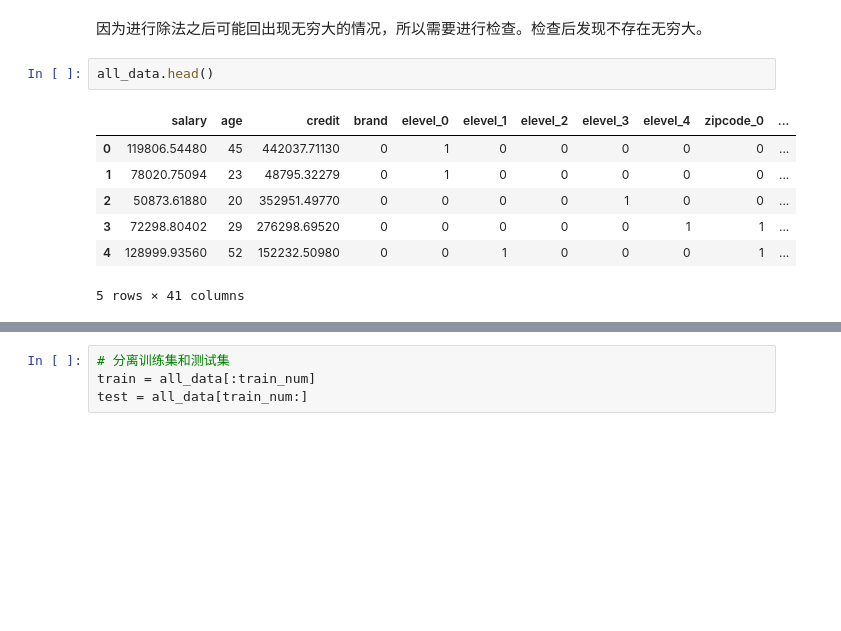
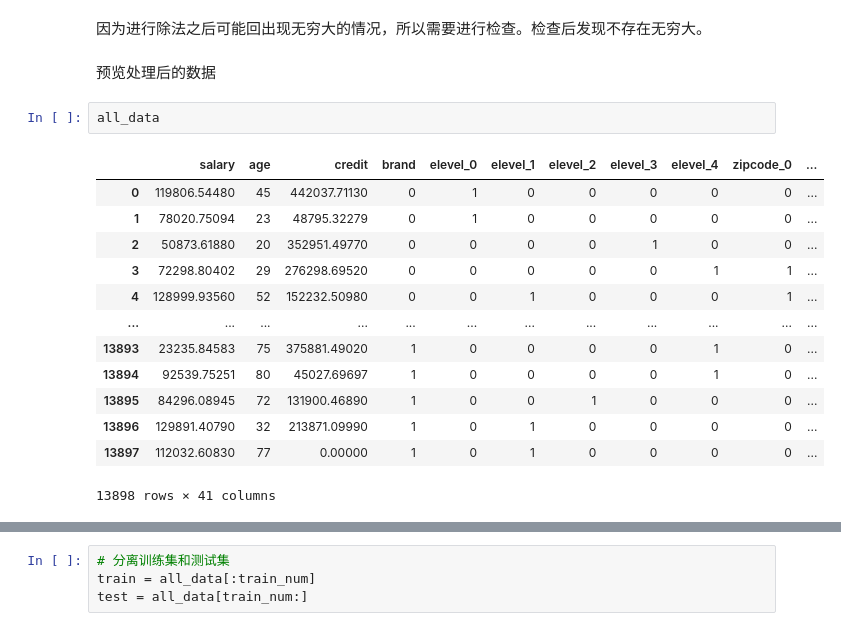
Before and after one commit to god13less/kaggle_competition, a Jupyter notebook: CommodityForecasting/version_1 copy.ipynb, the cells around one changed output, grey strips where cells are left out. Cells and saved outputs as stored; diff of their text form; blank space fills up the shorter version.

```diff
--- a/CommodityForecasting/version_0.ipynb
+++ b/CommodityForecasting/version_1 copy.ipynb
@@ -243,13 +241,21 @@ array([0, 0, 0, 0, 0, 0, 0, 0, 0, 0, 0, 0, 0, 0, 0, 0, 0, 0, 0, 0, 0, 0,
        0, 0, 0, 0, 0, 0, 0, 0, 0, 0, 0, 0, 0, 0, 0, 0, 0, 0, 0])
 # %% [markdown]
 因为进行除法之后可能回出现无穷大的情况，所以需要进行检查。检查后发现不存在无穷大。
+# %% [markdown]
+预览处理后的数据
 # %%
-all_data.head()
+all_data
 # %% [output]
 |  | salary | age | credit | brand | elevel_0 | elevel_1 | elevel_2 | elevel_3 | elevel_4 | zipcode_0 | ... |
 | 0 | 119806.54480 | 45 | 442037.71130 | 0 | 1 | 0 | 0 | 0 | 0 | 0 | ... |
 | 1 | 78020.75094 | 23 | 48795.32279 | 0 | 1 | 0 | 0 | 0 | 0 | 0 | ... |
 | 2 | 50873.61880 | 20 | 352951.49770 | 0 | 0 | 0 | 0 | 1 | 0 | 0 | ... |
 | 3 | 72298.80402 | 29 | 276298.69520 | 0 | 0 | 0 | 0 | 0 | 1 | 1 | ... |
 | 4 | 128999.93560 | 52 | 152232.50980 | 0 | 0 | 1 | 0 | 0 | 0 | 1 | ... |
+| ... | ... | ... | ... | ... | ... | ... | ... | ... | ... | ... | ... |
+| 13893 | 23235.84583 | 75 | 375881.49020 | 1 | 0 | 0 | 0 | 0 | 1 | 0 | ... |
+| 13894 | 92539.75251 | 80 | 45027.69697 | 1 | 0 | 0 | 0 | 0 | 1 | 0 | ... |
+| 13895 | 84296.08945 | 72 | 131900.46890 | 1 | 0 | 0 | 1 | 0 | 0 | 0 | ... |
+| 13896 | 129891.40790 | 32 | 213871.09990 | 1 | 0 | 1 | 0 | 0 | 0 | 0 | ... |
+| 13897 | 112032.60830 | 77 | 0.00000 | 1 | 0 | 1 | 0 | 0 | 0 | 0 | ... |
-5 rows × 41 columns
+13898 rows × 41 columns
```
Also changed, not shown: parts of 25 cells of this notebook, 6 other files.
